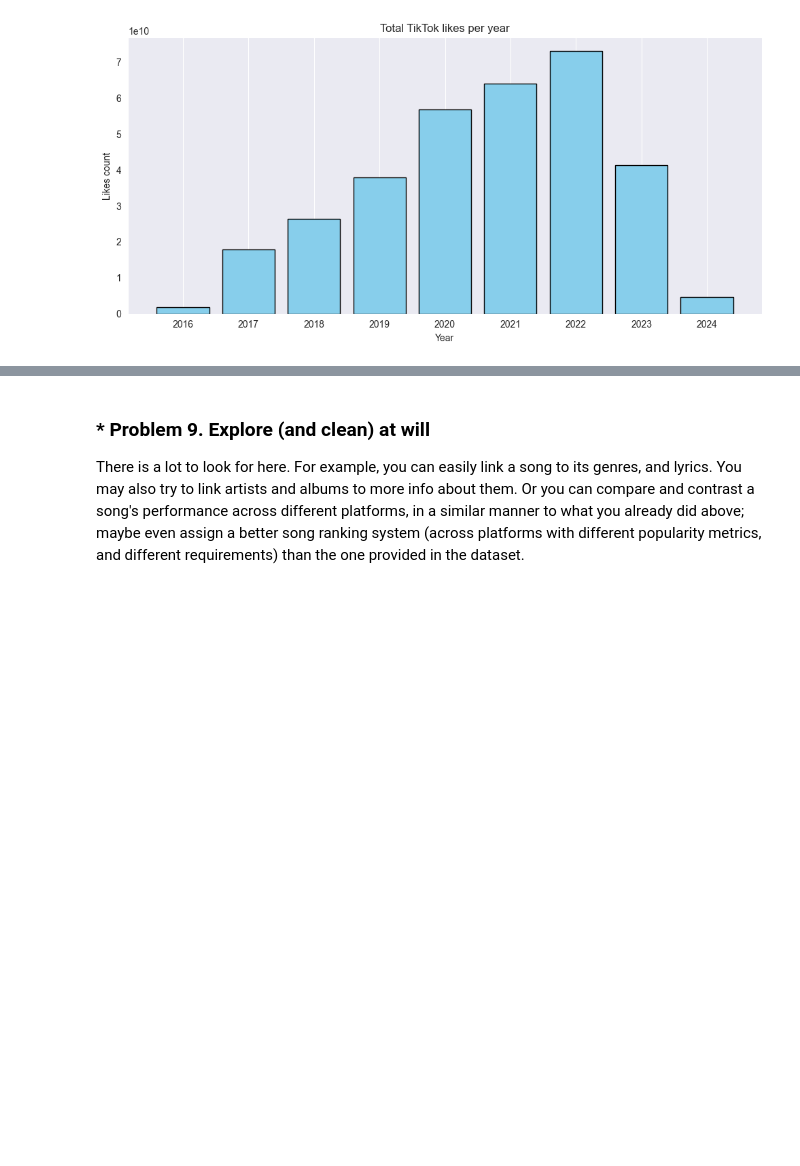
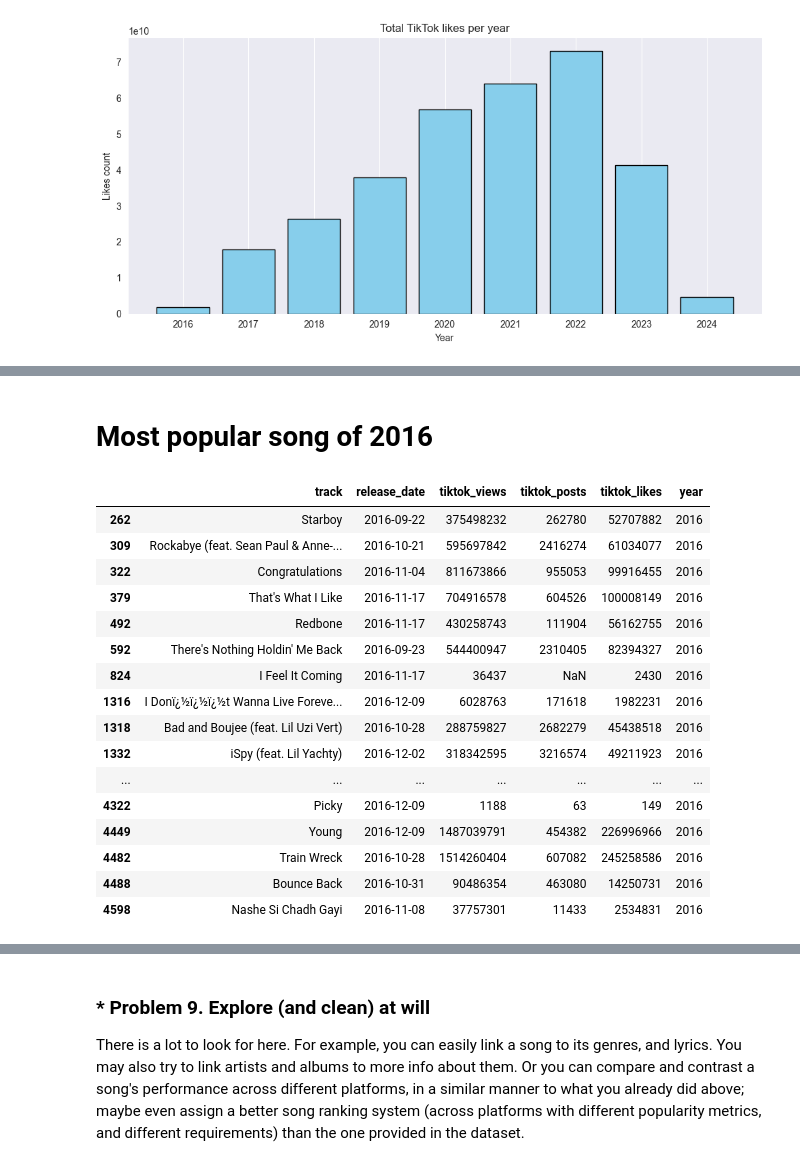
Before and after one commit to plamensve/Data_Science_Upskill_Softuni, a Jupyter notebook: 05_data_visualization_exploratory_data_analysis/Data Visualization and EDA Lab.ipynb, the cells around one changed output, grey strips where cells are left out. Drawn from its saved outputs; the diff is of its cells as text; code cells hidden in the pictures; blank space fills up the shorter version.

```diff
--- a/05_data_visualization_exploratory_data_analysis/Data Visualization and EDA Lab.ipynb
+++ b/05_data_visualization_exploratory_data_analysis/Data Visualization and EDA Lab.ipynb
@@ -14,6 +14,8 @@ You know the drill. Do what you can / want / need to answer the questions to the
 # %% [markdown]
 ### Problem 1. Read the dataset (1 point)
 Read the file without unzipping it first. You can try a different character encoding, like `unicode_escape`. Don't worry too much about weird characters.
+# %%
+pd.options.display.float_format = '{:.0f}'.format
 # %%
 data = pd.read_csv('data/spotify_most_streamed_2024.zip', encoding='unicode_escape')
 data
@@ -744,0 +763,23 @@ plt.show()
+# %% [markdown]
+# Most popular song of 2016
+# %%
+songs_2016 = songs_after_tiktok_release_date.loc[songs_after_tiktok_release_date.year == 2016]
+songs_2016
+# %% [output]
+|  | track | release_date | tiktok_views | tiktok_posts | tiktok_likes | year |
+| 262 | Starboy | 2016-09-22 | 375498232 | 262780 | 52707882 | 2016 |
+| 309 | Rockabye (feat. Sean Paul & Anne-... | 2016-10-21 | 595697842 | 2416274 | 61034077 | 2016 |
+| 322 | Congratulations | 2016-11-04 | 811673866 | 955053 | 99916455 | 2016 |
+| 379 | That's What I Like | 2016-11-17 | 704916578 | 604526 | 100008149 | 2016 |
+| 492 | Redbone | 2016-11-17 | 430258743 | 111904 | 56162755 | 2016 |
+| 592 | There's Nothing Holdin' Me Back | 2016-09-23 | 544400947 | 2310405 | 82394327 | 2016 |
+| 824 | I Feel It Coming | 2016-11-17 | 36437 | NaN | 2430 | 2016 |
+| 1316 | I Donï¿½ï¿½ï¿½t Wanna Live Foreve... | 2016-12-09 | 6028763 | 171618 | 1982231 | 2016 |
+| 1318 | Bad and Boujee (feat. Lil Uzi Vert) | 2016-10-28 | 288759827 | 2682279 | 45438518 | 2016 |
+| 1332 | iSpy (feat. Lil Yachty) | 2016-12-02 | 318342595 | 3216574 | 49211923 | 2016 |
+| ... | ... | ... | ... | ... | ... | ... |
+| 4322 | Picky | 2016-12-09 | 1188 | 63 | 149 | 2016 |
+| 4449 | Young | 2016-12-09 | 1487039791 | 454382 | 226996966 | 2016 |
+| 4482 | Train Wreck | 2016-10-28 | 1514260404 | 607082 | 245258586 | 2016 |
+| 4488 | Bounce Back | 2016-10-31 | 90486354 | 463080 | 14250731 | 2016 |
+| 4598 | Nashe Si Chadh Gayi | 2016-11-08 | 37757301 | 11433 | 2534831 | 2016 |
```
Also changed, not shown: parts of 11 cells of this notebook.
